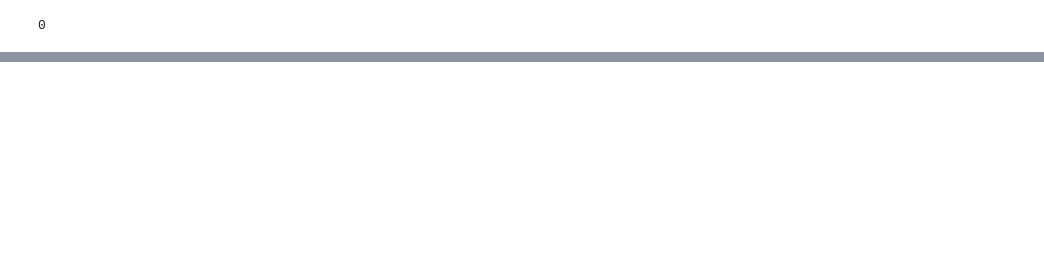
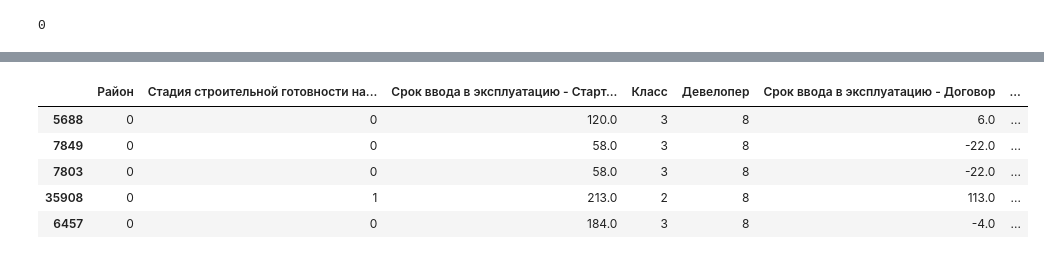
Before and after one commit to dan0nchik/anflat, a Jupyter notebook: Charts.ipynb, the cells around one changed output, grey strips where cells are left out. Drawn from its saved outputs; the diff is of its cells as text; code cells hidden in the pictures; blank space fills up the shorter version.

```diff
--- a/Charts.ipynb
+++ b/Charts.ipynb
@@ -149,3 +141,14 @@ b
+# %%
+e = (df.loc[df['Срок ввода в эксплуатацию - Старт продаж'] < 277])
+f = e.sample(frac=0.005)
+f
+# %% [output]
+|  | Район | Стадия строительной готовности на... | Срок ввода в эксплуатацию - Старт... | Класс | Девелопер | Срок ввода в эксплуатацию - Договор | ... |
+| 5688 | 0 | 0 | 120.0 | 3 | 8 | 6.0 | ... |
+| 7849 | 0 | 0 | 58.0 | 3 | 8 | -22.0 | ... |
+| 7803 | 0 | 0 | 58.0 | 3 | 8 | -22.0 | ... |
+| 35908 | 0 | 1 | 213.0 | 2 | 8 | 113.0 | ... |
+| 6457 | 0 | 0 | 184.0 | 3 | 8 | -4.0 | ... |
 # %%
 plot_data = 0
 for i in range(10):
```
Also changed, not shown: parts of 32 cells of this notebook.
